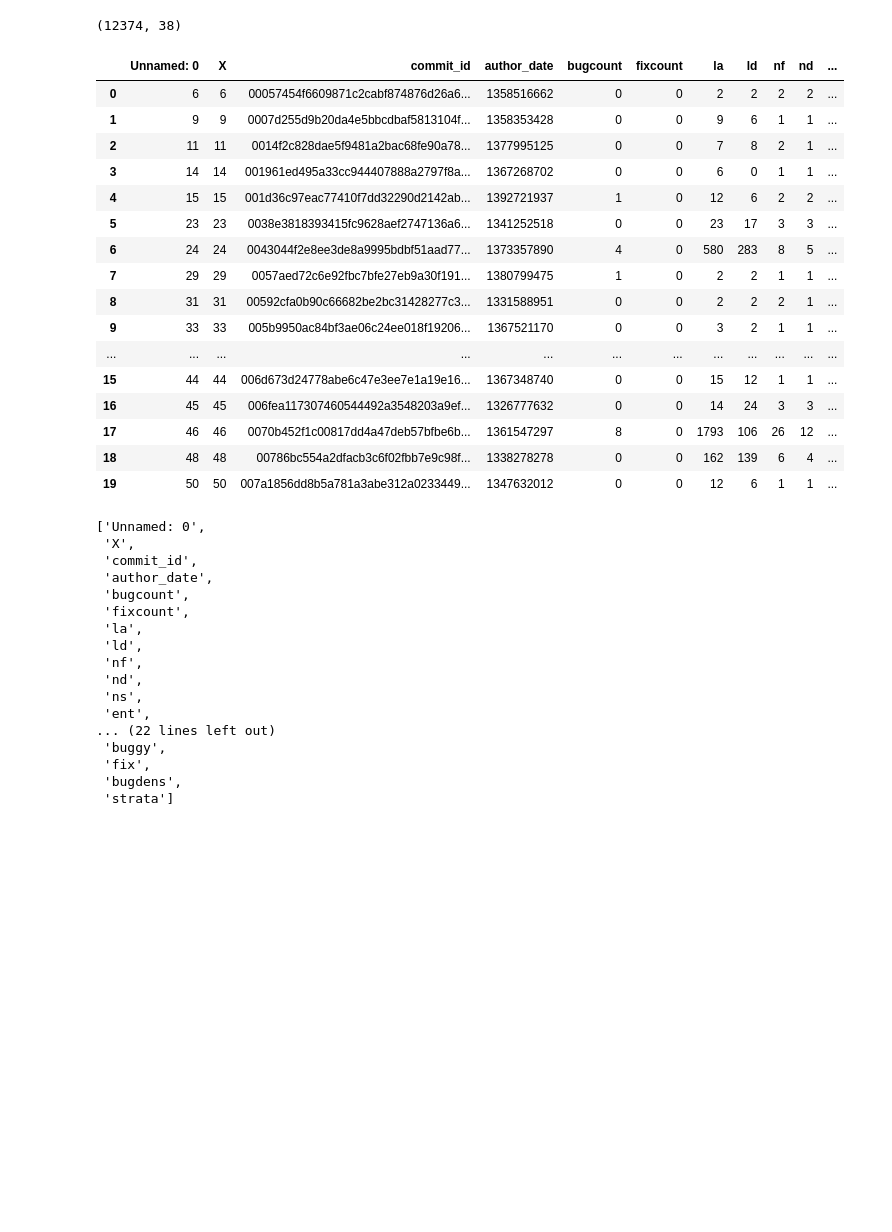
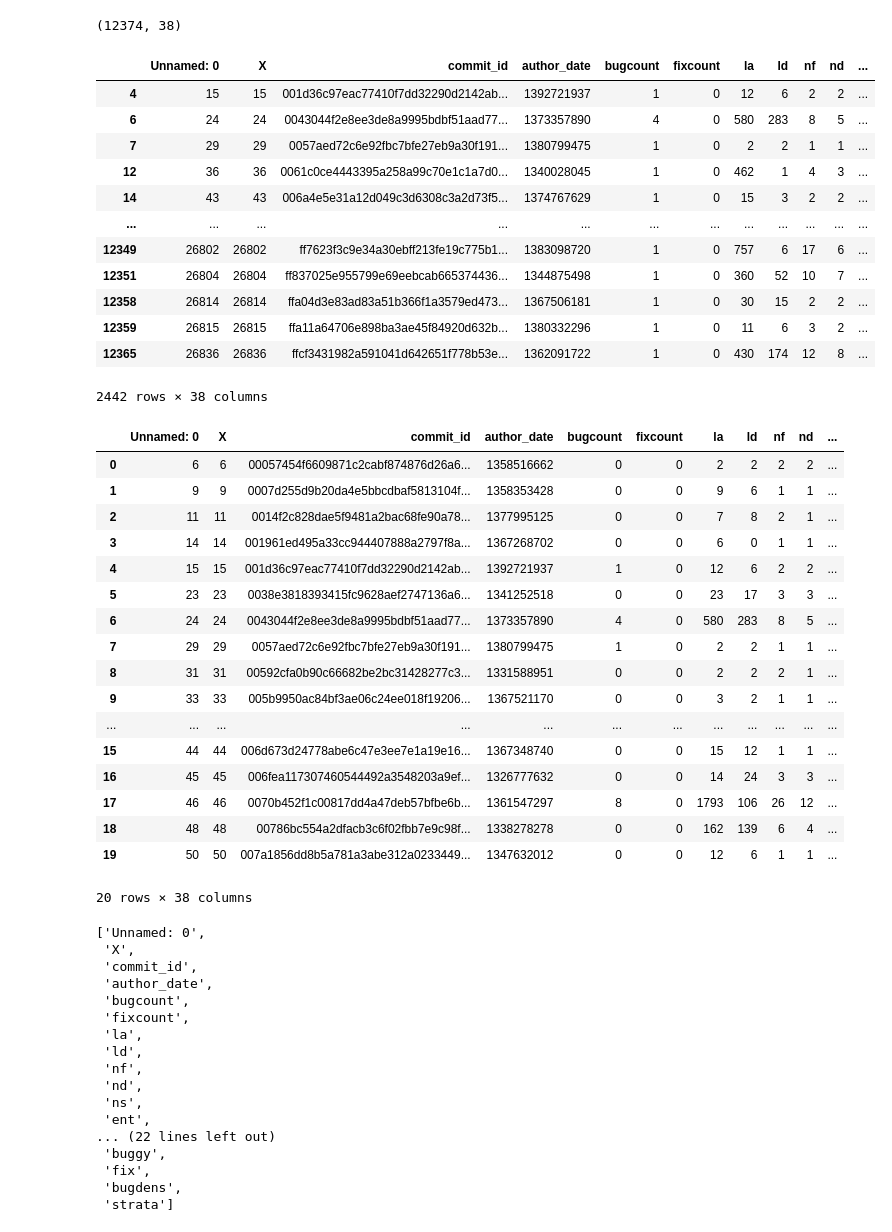
Before and after one commit to uw-swag/jit-bugpred, a Jupyter notebook: notebooks/moving_target.ipynb, the cells around one changed output. Drawn from its saved outputs; the diff is of its cells as text; code cells hidden in the pictures; blank space fills up the shorter version.

```diff
--- a/notebooks/moving_target.ipynb
+++ b/notebooks/moving_target.ipynb
@@ -6,12 +6,28 @@ Mounted at /content/drive
 # %%
 import pandas as pd
 
-df = pd.read_csv('/content/drive/My Drive/thesis/data/rawdata.csv')
-df.shape
+df1 = pd.read_csv('../data/rawdata.csv')
+df1.shape
 # %% [output]
 (12374, 38)
+# %%
+df1[df1['buggy'] == True]
+# %% [output]
+|  | Unnamed: 0 | X | commit_id | author_date | bugcount | fixcount | la | ld | nf | nd | ... |
+| 4 | 15 | 15 | 001d36c97eac77410f7dd32290d2142ab... | 1392721937 | 1 | 0 | 12 | 6 | 2 | 2 | ... |
+| 6 | 24 | 24 | 0043044f2e8ee3de8a9995bdbf51aad77... | 1373357890 | 4 | 0 | 580 | 283 | 8 | 5 | ... |
+| 7 | 29 | 29 | 0057aed72c6e92fbc7bfe27eb9a30f191... | 1380799475 | 1 | 0 | 2 | 2 | 1 | 1 | ... |
+| 12 | 36 | 36 | 0061c0ce4443395a258a99c70e1c1a7d0... | 1340028045 | 1 | 0 | 462 | 1 | 4 | 3 | ... |
+| 14 | 43 | 43 | 006a4e5e31a12d049c3d6308c3a2d73f5... | 1374767629 | 1 | 0 | 15 | 3 | 2 | 2 | ... |
+| ... | ... | ... | ... | ... | ... | ... | ... | ... | ... | ... | ... |
+| 12349 | 26802 | 26802 | ff7623f3c9e34a30ebff213fe19c775b1... | 1383098720 | 1 | 0 | 757 | 6 | 17 | 6 | ... |
+| 12351 | 26804 | 26804 | ff837025e955799e69eebcab665374436... | 1344875498 | 1 | 0 | 360 | 52 | 10 | 7 | ... |
+| 12358 | 26814 | 26814 | ffa04d3e83ad83a51b366f1a3579ed473... | 1367506181 | 1 | 0 | 30 | 15 | 2 | 2 | ... |
+| 12359 | 26815 | 26815 | ffa11a64706e898ba3ae45f84920d632b... | 1380332296 | 1 | 0 | 11 | 6 | 3 | 2 | ... |
+| 12365 | 26836 | 26836 | ffcf3431982a591041d642651f778b53e... | 1362091722 | 1 | 0 | 430 | 174 | 12 | 8 | ... |
+2442 rows × 38 columns
 # %%
-df.head(20)
+df1.head(20)
 # %% [output]
 |  | Unnamed: 0 | X | commit_id | author_date | bugcount | fixcount | la | ld | nf | nd | ... |
 | 0 | 6 | 6 | 00057454f6609871c2cabf874876d26a6... | 1358516662 | 0 | 0 | 2 | 2 | 2 | 2 | ... |
@@ -30,6 +46,7 @@ df.head(20)
 | 17 | 46 | 46 | 0070b452f1c00817dd4a47deb57bfbe6b... | 1361547297 | 8 | 0 | 1793 | 106 | 26 | 12 | ... |
 | 18 | 48 | 48 | 00786bc554a2dfacb3c6f02fbb7e9c98f... | 1338278278 | 0 | 0 | 162 | 139 | 6 | 4 | ... |
 | 19 | 50 | 50 | 007a1856dd8b5a781a3abe312a0233449... | 1347632012 | 0 | 0 | 12 | 6 | 1 | 1 | ... |
+20 rows × 38 columns
 # %%
 df.columns.tolist()
 # %% [output]
```
Also changed, not shown: parts of 8 cells of this notebook, 3 other files.
